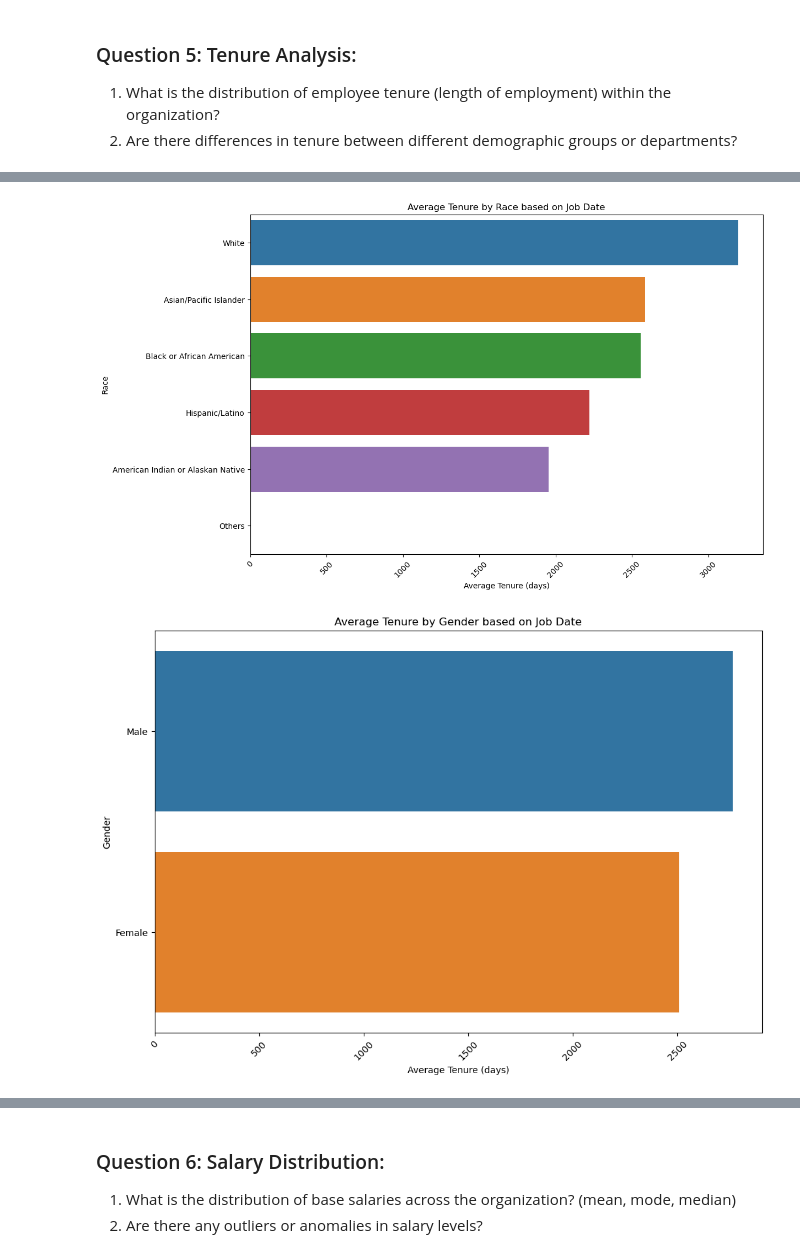
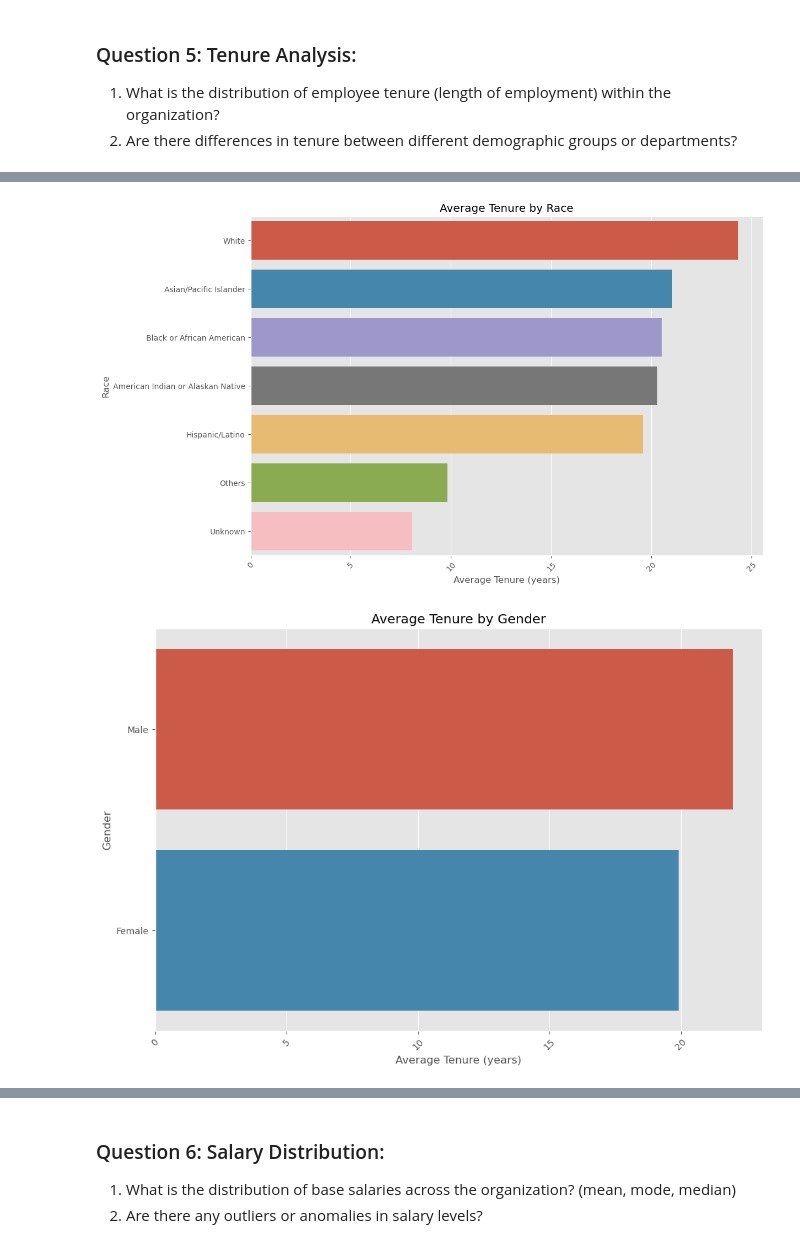
Before and after one commit to sotieno/Data-Projects, a Jupyter notebook: employee-analysis/employee-analysis.ipynb, the cells around one changed output, grey strips where cells are left out. Saved outputs shown, nothing was run; the diff lists cells and outputs as text; code cells hidden in the pictures.

```diff
--- a/employee-analysis/employee-analysis.ipynb
+++ b/employee-analysis/employee-analysis.ipynb
@@ -135,8 +135,8 @@ hire_date             0
 job_date              3
 dtype: int64
 # %%
-# Drop missing data for race column
-df.dropna(subset=['race'], inplace=True)
+# Fill null values in race column with "Unknown"
+df['race'].fillna("Unknown", inplace=True)
 
 # Check that changes were effected
 df.isna().sum()
@@ -324,11 +384,26 @@ There is no significant difference in gender representation across departments (
 # Calculate the employment type distribution within the organization
 employment_type_distribution = df['employment_type'].value_counts(
     normalize=True)
+
+# Create a bar plot
 plt.figure(figsize=(8, 6))
-sns.barplot(x=employment_type_distribution.values,
-            y=employment_type_distribution.index)
+
+# Set  background colour of graph
+plt.style.use('ggplot')
+
+ax = sns.barplot(x=employment_type_distribution.values,
+                 y=employment_type_distribution.index)
+
+# Add count labels
+for i, v in enumerate(employment_type_distribution.values):
+    ax.text(v + 0.01, i, f'{v:.2%}', va='center', fontsize=10)
+
 plt.title('Employment Type Distribution within the Organization')
 plt.xlabel('Percentage')
 plt.ylabel('Employment Type')
+
+# Remove details of the y-axis
+plt.xticks([])
+
 plt.show()
 # %% [output]
@@ -411,9 +514,9 @@ df.head()
 | 3 | 3 | ENGINEER/OPERATOR | Houston Fire Department (HFD) | 63166.0 | White | Full Time | Male | ... |
 | 4 | 4 | ELECTRICIAN | General Services Department | 56347.0 | White | Full Time | Male | ... |
 # %%
-# Calculate tenure based on hire date and job date
-df['tenure'] = (pd.to_datetime(df['job_date']) -
-                pd.to_datetime(df['hire_date'])).dt.days
+# Calculate tenure based on today's date and hire date
+df['tenure'] = (pd.to_datetime('today') -
+                pd.to_datetime(df['hire_date'])).dt.days / 365.25
 # %%
 # Calculate the tenure distribution within the organization
 plt.figure(figsize=(10, 6))
@@ -440,27 +546,33 @@ plt.show()
 # %%
-# Calculate average tenure by race
-department_tenure = df.groupby(
-    'race')['tenure'].mean().sort_values(ascending=False)
+# Calculate average tenure by race in years
+race_tenure = df.groupby('race')['tenure'].mean()
+
+# Sort departments by average tenure in descending order
+race_tenure = race_tenure.sort_values(ascending=False)
+
 plt.figure(figsize=(12, 8))
-sns.barplot(x=department_tenure.values, y=department_tenure.index)
-plt.title('Average Tenure by Race based on Job Date')
-plt.xlabel('Average Tenure (days)')
+sns.barplot(x=race_tenure.values, y=race_tenure.index)
+plt.title('Average Tenure by Race')
+plt.xlabel('Average Tenure (years)')
 plt.ylabel('Race')
 plt.xticks(rotation=45)
 plt.show()
 # %% [output]
-[figure, old version]
+[figure, new version]
 # %%
-# Calculate average tenure by gender
-department_tenure = df.groupby(
-    'gender')['tenure'].mean().sort_values(ascending=False)
+# Calculate average tenure by gender in years
+gender_tenure = df.groupby('gender')['tenure'].mean()
+
+# Sort departments by average tenure in descending order
+gender_tenure = gender_tenure.sort_values(ascending=False)
+
 plt.figure(figsize=(12, 8))
-sns.barplot(x=department_tenure.values, y=department_tenure.index)
-plt.title('Average Tenure by Gender based on Job Date')
-plt.xlabel('Average Tenure (days)')
+sns.barplot(x=gender_tenure.values, y=gender_tenure.index)
+plt.title('Average Tenure by Gender')
+plt.xlabel('Average Tenure (years)')
 plt.ylabel('Gender')
 plt.xticks(rotation=45)
 plt.show()
 # %% [output]
-[figure, old version]
+[figure, new version]
 # %%
```
Also changed, not shown: parts of 43 cells of this notebook.
